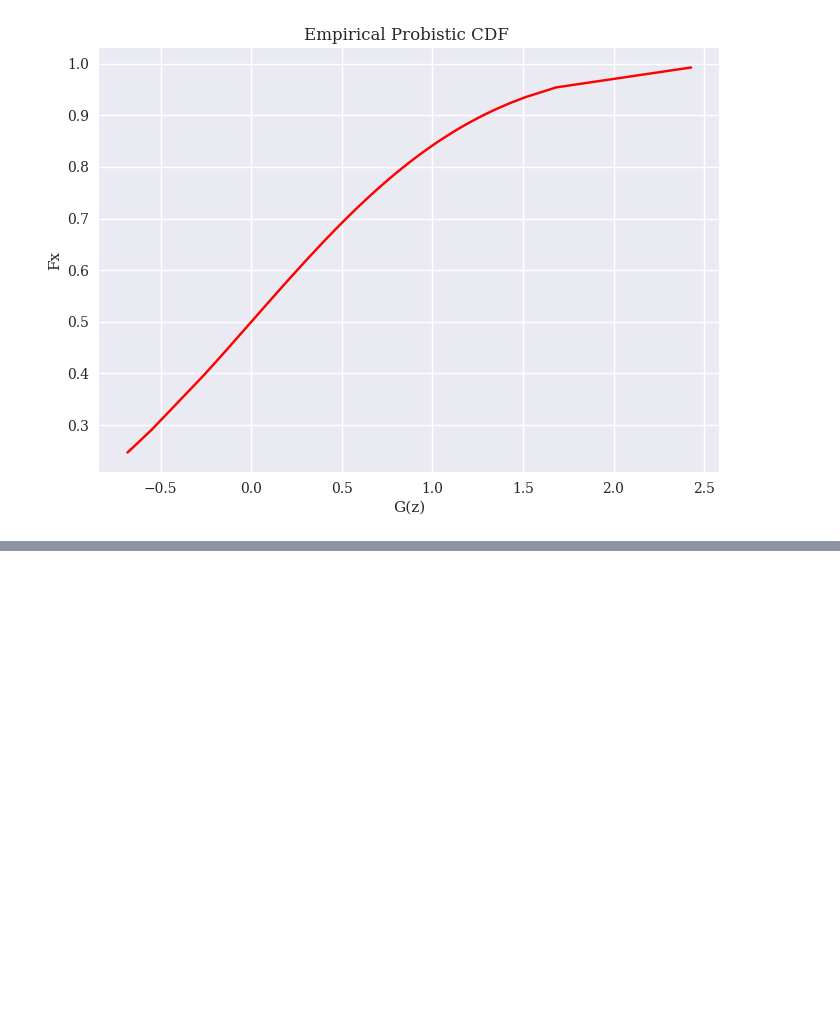
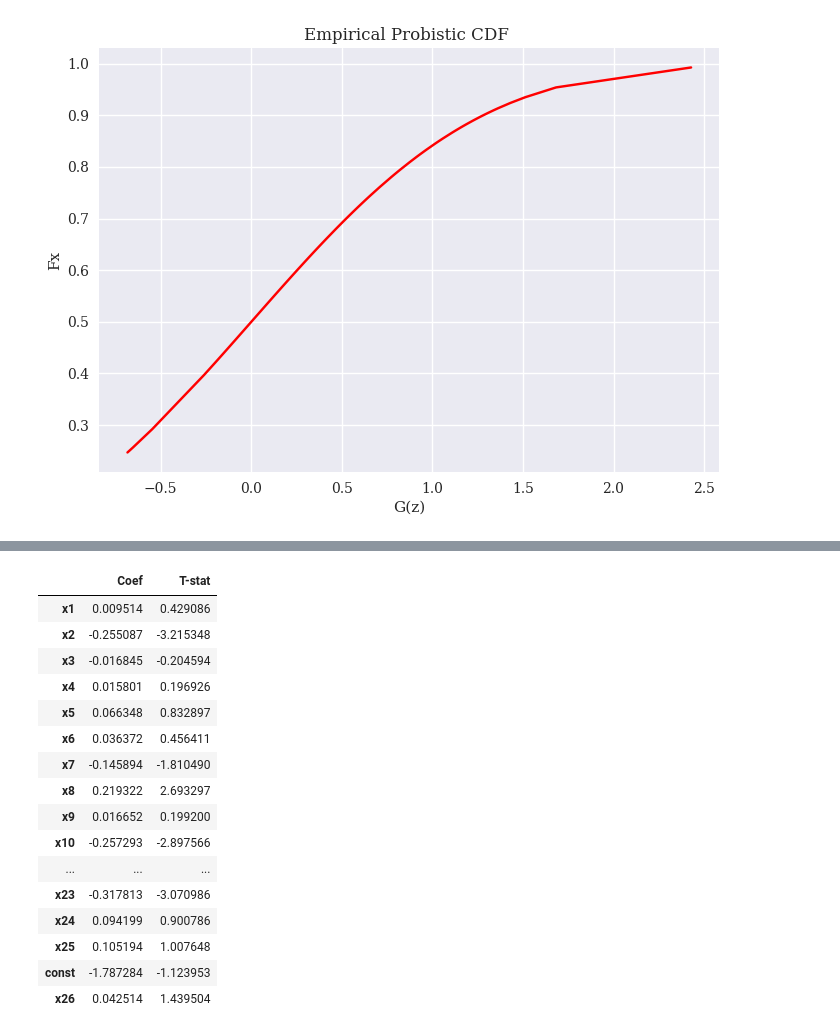
Before and after one commit to dcstein22/economics, a Jupyter notebook: QTSProject_Stein_Version.ipynb, the cells around one changed output, grey strips where cells are left out. Cells and saved outputs as stored; diff of their text form; code cells hidden in the pictures; blank space fills up the shorter version.

```diff
--- a/QTSProject_Stein_Version.ipynb
+++ b/QTSProject_Stein_Version.ipynb
@@ -897,0 +902,2 @@ array([3.16712418e-05, 3.27602929e-05, 3.38847210e-05, 3.50456008e-05,
+# %%
+m_ret = market.resample('M').last()
@@ -897,0 +921,2 @@ array([3.16712418e-05, 3.27602929e-05, 3.38847210e-05, 3.50456008e-05,
+# %%
+ADF_AUT = sm.tsa.stattools.adfuller(m_ret, maxlag = 24,regression = 'ct',regresults=True, autolag=None)
@@ -897,0 +965,20 @@ array([3.16712418e-05, 3.27602929e-05, 3.38847210e-05, 3.50456008e-05,
+# %%
+pd.DataFrame([ADF_AUT[3].resols.params,ADF_AUT[3].resols.tvalues],columns=ADF_AUT[3].resols.model.exog_names, index = ['Coef','T-stat']).T
+# %% [output]
+|  | Coef | T-stat |
+| x1 | 0.009514 | 0.429086 |
+| x2 | -0.255087 | -3.215348 |
+| x3 | -0.016845 | -0.204594 |
+| x4 | 0.015801 | 0.196926 |
+| x5 | 0.066348 | 0.832897 |
+| x6 | 0.036372 | 0.456411 |
+| x7 | -0.145894 | -1.810490 |
+| x8 | 0.219322 | 2.693297 |
+| x9 | 0.016652 | 0.199200 |
+| x10 | -0.257293 | -2.897566 |
+| ... | ... | ... |
+| x23 | -0.317813 | -3.070986 |
+| x24 | 0.094199 | 0.900786 |
+| x25 | 0.105194 | 1.007648 |
+| const | -1.787284 | -1.123953 |
+| x26 | 0.042514 | 1.439504 |
```
Also changed, not shown: parts of 23 cells of this notebook.
